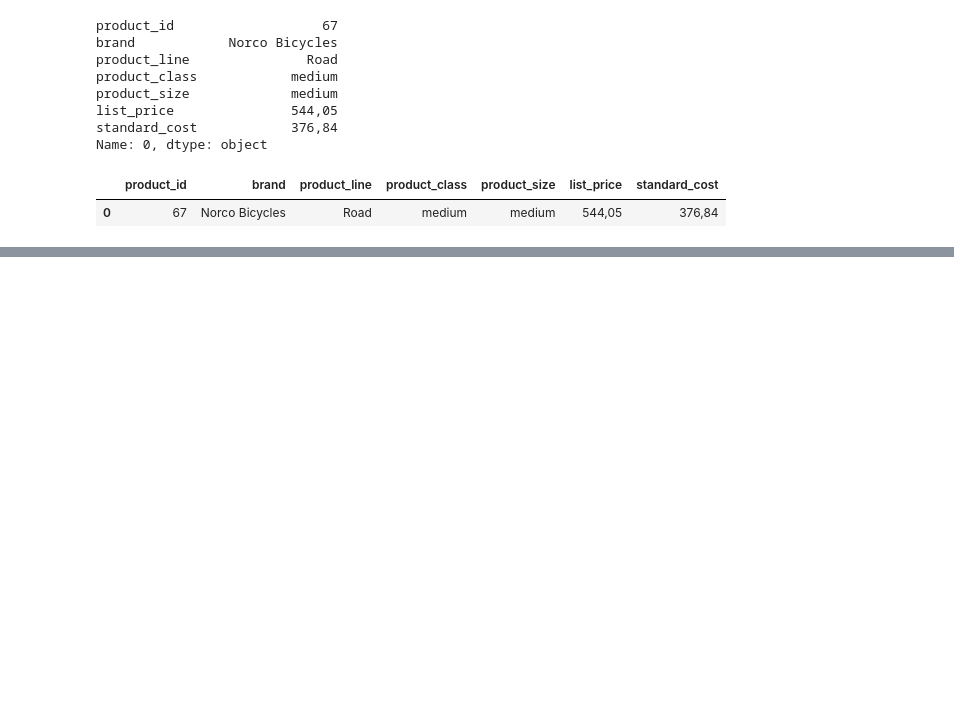
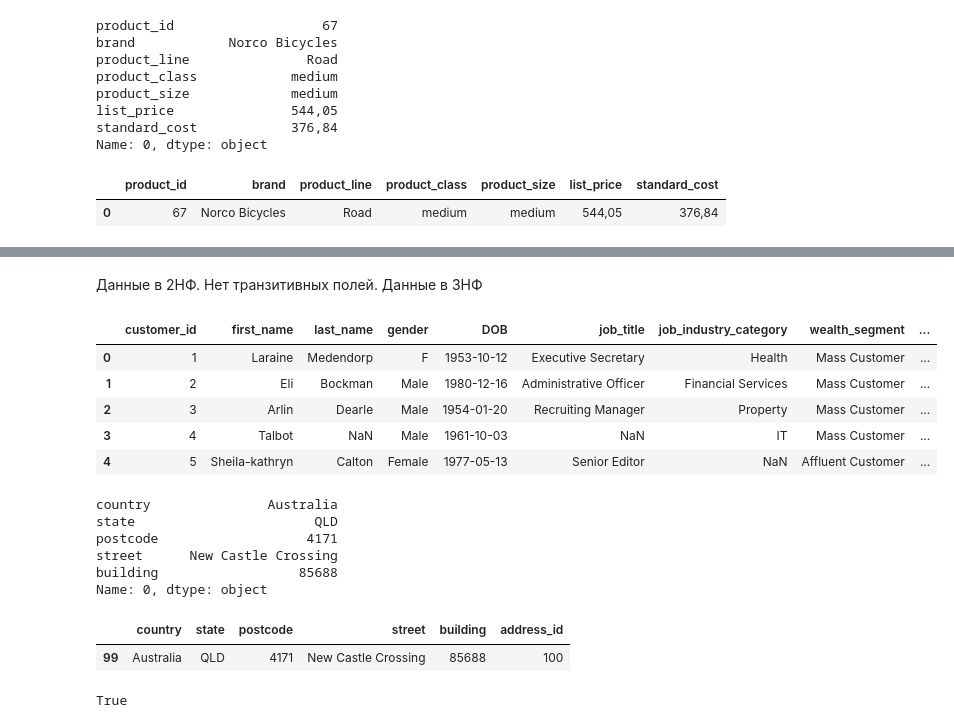
Before and after one commit to zinkin-s/DSPS, a Jupyter notebook: homework_1/homework_1.ipynb, the cells around one changed output, grey strips where cells are left out. Drawn from its saved outputs; the diff is of its cells as text; code cells hidden in the pictures; blank space fills up the shorter version.

```diff
--- a/homework_1/homework_1.ipynb
+++ b/homework_1/homework_1.ipynb
@@ -210,0 +271,15 @@ cond_2
+# %%
+# Создание таблицы address
+
+address = customers[
+    [
+        'country',
+        'state',
+        'postcode',
+        'street',
+        'building'
+    ]
+]
+
+address = address.drop_duplicates()
+address.head()
@@ -210,0 +295,5 @@ cond_2
+# %%
+# создание поля address_id
+
+address['address_id'] = np.arange(1, len(address)+1)
+address.head()
@@ -210,0 +307,56 @@ cond_2
+# %% [markdown]
+Данные в 2НФ. Нет транзитивных полей. Данные в 3НФ
+# %%
+# создание поля address_id в таблице customers и приведение ее к 3НФ
+
+customers_merged = customers.merge(
+    address,
+    left_on=[
+        'country',
+        'state',
+        'postcode',
+        'street',
+        'building'
+    ], right_on=[
+        'country',
+        'state',
+        'postcode',
+        'street',
+        'building'
+    ]
+)
+
+customers_merged.head()
+# %% [output]
+|  | customer_id | first_name | last_name | gender | DOB | job_title | job_industry_category | wealth_segment | ... |
+| 0 | 1 | Laraine | Medendorp | F | 1953-10-12 | Executive Secretary | Health | Mass Customer | ... |
+| 1 | 2 | Eli | Bockman | Male | 1980-12-16 | Administrative Officer | Financial Services | Mass Customer | ... |
+| 2 | 3 | Arlin | Dearle | Male | 1954-01-20 | Recruiting Manager | Property | Mass Customer | ... |
+| 3 | 4 | Talbot | NaN | Male | 1961-10-03 | NaN | IT | Mass Customer | ... |
+| 4 | 5 | Sheila-kathryn | Calton | Female | 1977-05-13 | Senior Editor | NaN | Affluent Customer | ... |
+# %%
+# Проверка консистентности
+
+customers_merged[customers_merged.address_id == 100][[
+    'country',
+    'state',
+    'postcode',
+    'street',
+    'building'
+]].reset_index(drop=True).loc[0]
+# %% [output]
+country               Australia
+state                       QLD
+postcode                   4171
+street      New Castle Crossing
+building                  85688
+Name: 0, dtype: object
+# %%
+address[address.address_id == 100]
+# %% [output]
+|  | country | state | postcode | street | building | address_id |
+| 99 | Australia | QLD | 4171 | New Castle Crossing | 85688 | 100 |
+# %%
+customers_merged.shape[0] == n_rows
+# %% [output]
+True
```
Also changed, not shown: parts of 13 cells of this notebook, 2 other files.
